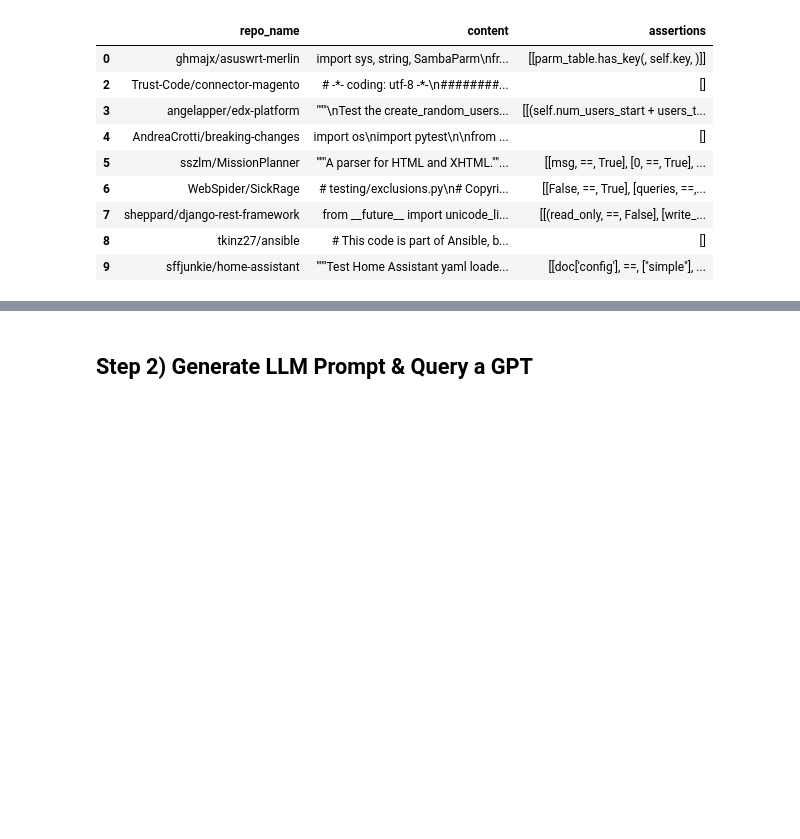
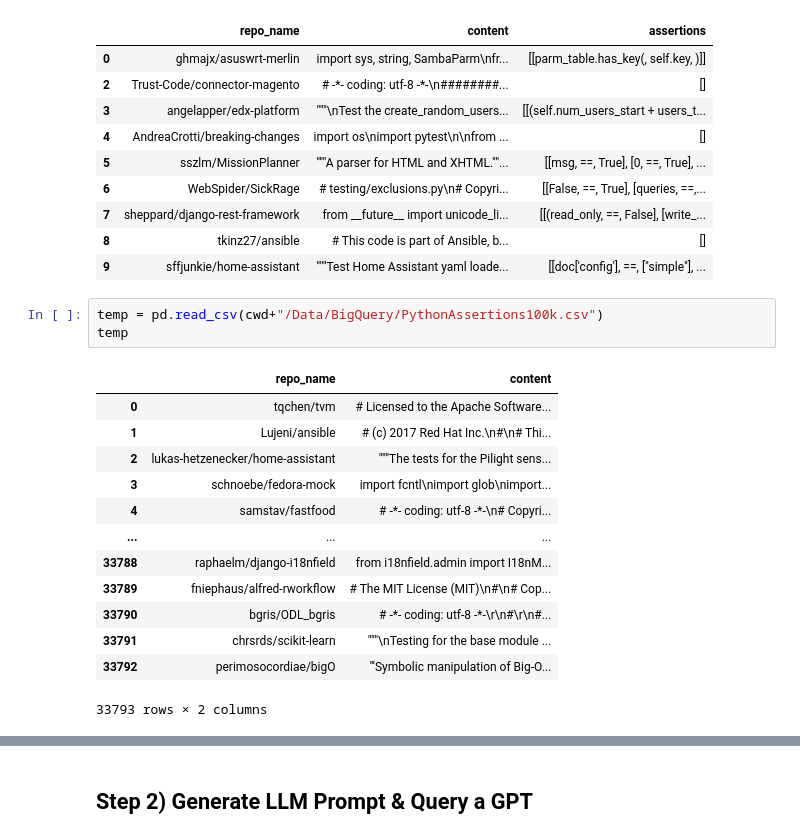
Before and after one commit to KoraSHughes/LLMCodeGen, a Jupyter notebook: AllInOne.ipynb, the cells around one changed output, grey strips where cells are left out. Cells and saved outputs as stored; diff of their text form; blank space fills up the shorter version.

Commit message:
Testing Data Density

```diff
--- a/AllInOne.ipynb
+++ b/AllInOne.ipynb
@@ -170,3 +170,20 @@ assert not isinstance(value, datetime.datetime), (
 | 7 | sheppard/django-rest-framework | from __future__ import unicode_li... | [[(read_only, ==, False], [write_... |
 | 8 | tkinz27/ansible | # This code is part of Ansible, b... | [] |
 | 9 | sffjunkie/home-assistant | """Test Home Assistant yaml loade... | [[doc['config'], ==, ["simple"], ... |
+# %%
+temp = pd.read_csv(cwd+"/Data/BigQuery/PythonAssertions100k.csv")
+temp
+# %% [output]
+|  | repo_name | content |
+| 0 | tqchen/tvm | # Licensed to the Apache Software... |
+| 1 | Lujeni/ansible | # (c) 2017 Red Hat Inc.\n#\n# Thi... |
+| 2 | lukas-hetzenecker/home-assistant | """The tests for the Pilight sens... |
+| 3 | schnoebe/fedora-mock | import fcntl\nimport glob\nimport... |
+| 4 | samstav/fastfood | # -*- coding: utf-8 -*-\n# Copyri... |
+| ... | ... | ... |
+| 33788 | raphaelm/django-i18nfield | from i18nfield.admin import I18nM... |
+| 33789 | fniephaus/alfred-rworkflow | # The MIT License (MIT)\n#\n# Cop... |
+| 33790 | bgris/ODL_bgris | # -*- coding: utf-8 -*-\r\n#\r\n#... |
+| 33791 | chrsrds/scikit-learn | """\nTesting for the base module ... |
+| 33792 | perimosocordiae/bigO | '''Symbolic manipulation of Big-O... |
+33793 rows × 2 columns
```
Also changed, not shown: parts of 3 cells of this notebook, 1 other file.
